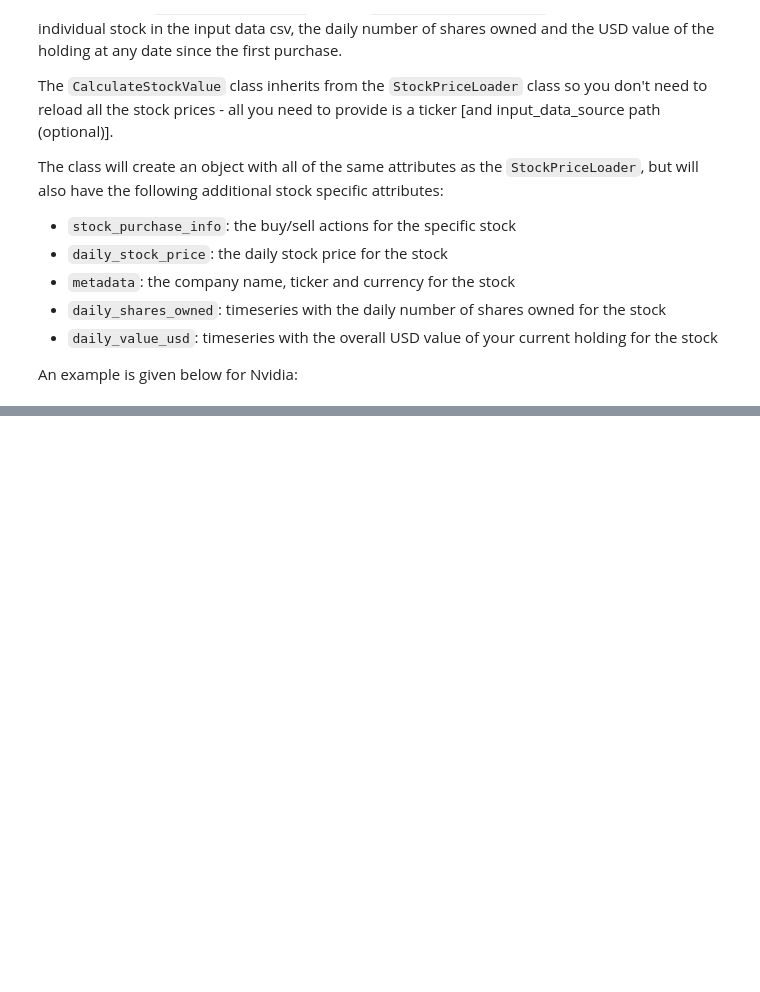
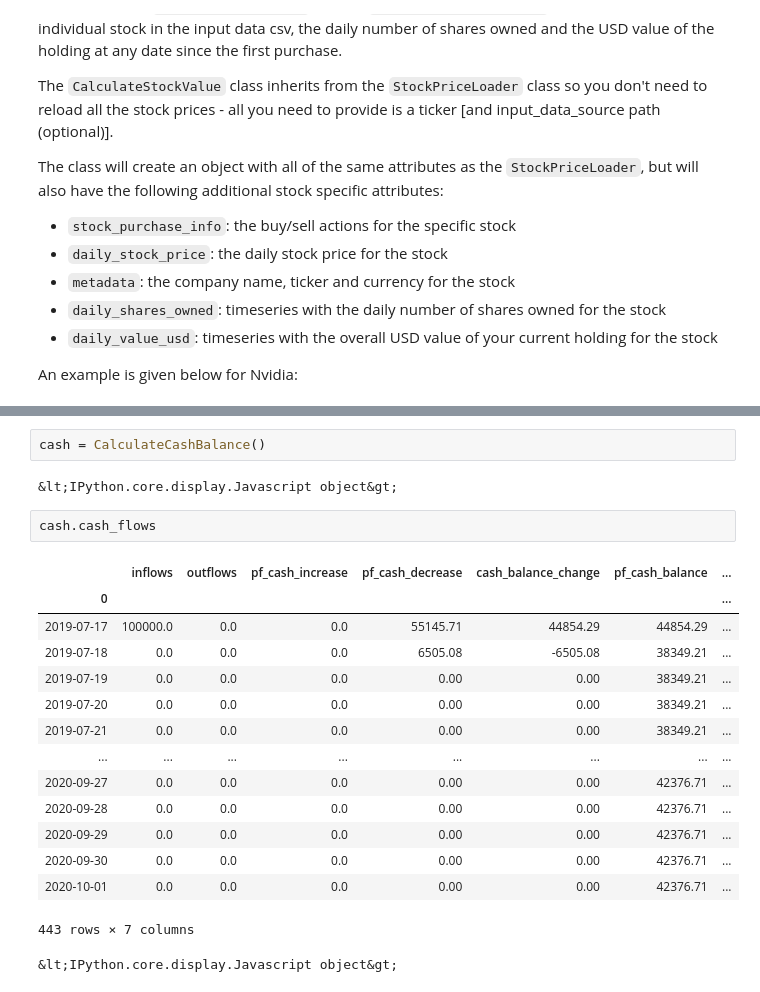
Before and after one commit to julian-west/python_portfolio_tracker, a Jupyter notebook: tutorials/loading_portfolio_data.ipynb, the cells around one changed output, grey strips where cells are left out. Drawn from its saved outputs; the diff is of its cells as text; blank space fills up the shorter version.

```diff
--- a/tutorials/loading_portfolio_data.ipynb
+++ b/tutorials/loading_portfolio_data.ipynb
@@ -223,0 +238,22 @@ combined_daily_value
+# %%
+cash = CalculateCashBalance()
+# %% [output]
+&lt;IPython.core.display.Javascript object&gt;
+# %%
+cash.cash_flows
+# %% [output]
+|  | inflows | outflows | pf_cash_increase | pf_cash_decrease | cash_balance_change | pf_cash_balance | ... |
+| 0 |  |  |  |  |  |  | ... |
+| 2019-07-17 | 100000.0 | 0.0 | 0.0 | 55145.71 | 44854.29 | 44854.29 | ... |
+| 2019-07-18 | 0.0 | 0.0 | 0.0 | 6505.08 | -6505.08 | 38349.21 | ... |
+| 2019-07-19 | 0.0 | 0.0 | 0.0 | 0.00 | 0.00 | 38349.21 | ... |
+| 2019-07-20 | 0.0 | 0.0 | 0.0 | 0.00 | 0.00 | 38349.21 | ... |
+| 2019-07-21 | 0.0 | 0.0 | 0.0 | 0.00 | 0.00 | 38349.21 | ... |
+| ... | ... | ... | ... | ... | ... | ... | ... |
+| 2020-09-27 | 0.0 | 0.0 | 0.0 | 0.00 | 0.00 | 42376.71 | ... |
+| 2020-09-28 | 0.0 | 0.0 | 0.0 | 0.00 | 0.00 | 42376.71 | ... |
+| 2020-09-29 | 0.0 | 0.0 | 0.0 | 0.00 | 0.00 | 42376.71 | ... |
+| 2020-09-30 | 0.0 | 0.0 | 0.0 | 0.00 | 0.00 | 42376.71 | ... |
+| 2020-10-01 | 0.0 | 0.0 | 0.0 | 0.00 | 0.00 | 42376.71 | ... |
+443 rows × 7 columns
+&lt;IPython.core.display.Javascript object&gt;
```
Also changed, not shown: parts of 18 cells of this notebook, 12 other files.
